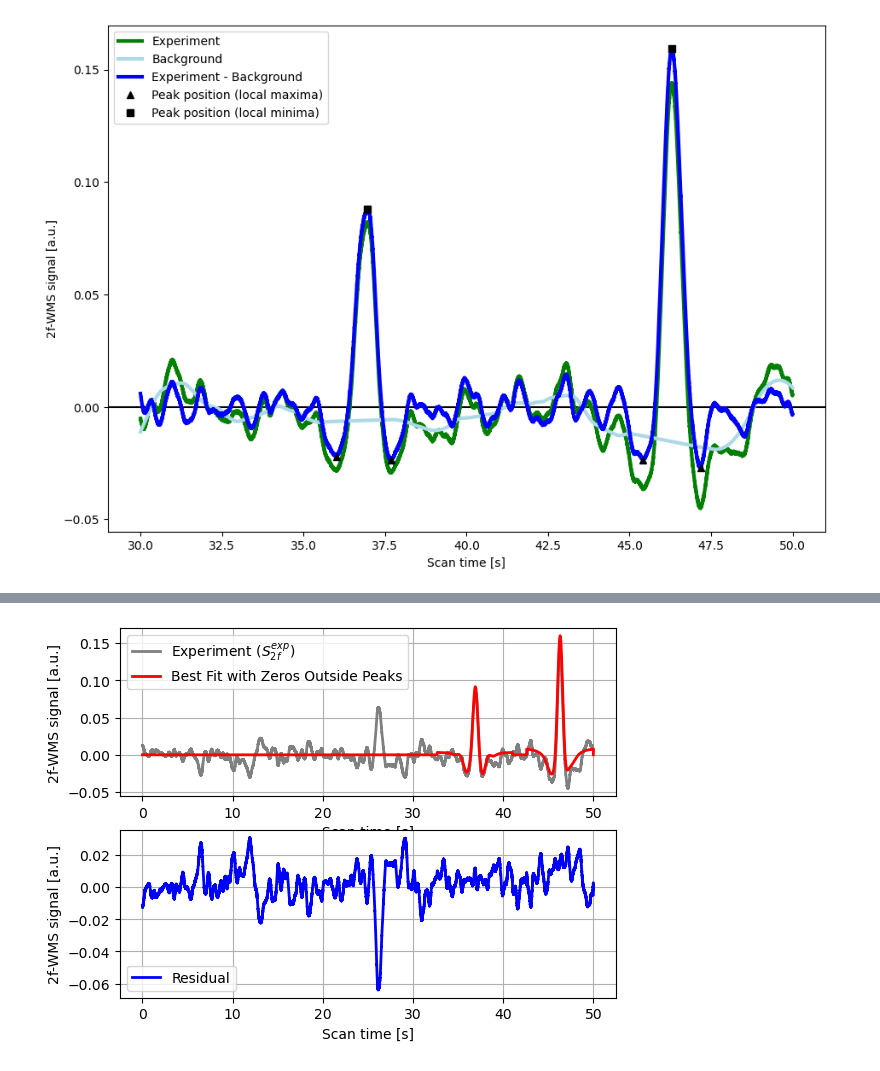
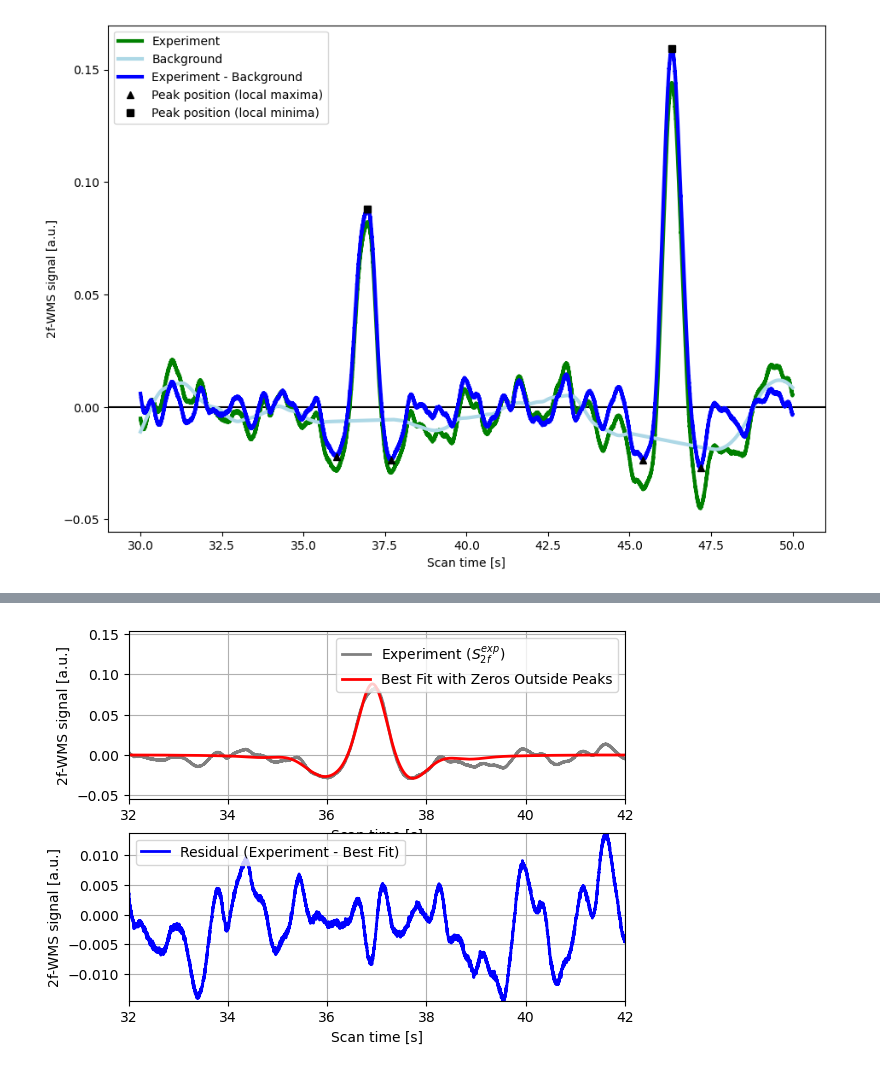
Before and after one commit to vn-hub/GA2bor, a Jupyter notebook: s2f_co2_GASMAS_bkg.ipynb, the cells around one changed output, grey strips where cells are left out. Cells and saved outputs as stored; diff of their text form; code cells hidden in the pictures.

Commit message:
Residual correction {_plus_offset}

```diff
--- a/s2f_co2_GASMAS_bkg.ipynb
+++ b/s2f_co2_GASMAS_bkg.ipynb
@@ -552,33 +552,41 @@ goutput_y = np.zeros_like(raw_x)
 
 # Set y-values for the first peak
 goutput_y[(raw_x >= np.min(g1_x)) & (raw_x <= np.max(g1_x))] = g1_y[(g1_x >= np.min(g1_x)) & (g1_x <= np.max(g1_x))]
 
 # Set y-values for the second peak
-goutput_y[(raw_x >= np.min(g2_x)) & (raw_x <= np.max(g2_x))] = g2_y[(g2_x >= np.min(g2_x)) & (g2_x <= np.max(g2_x))]
+#goutput_y[(raw_x >= np.min(g2_x)) & (raw_x <= np.max(g2_x))] = g2_y[(g2_x >= np.min(g2_x)) & (g2_x <= np.max(g2_x))]
 
 # Save the new array to a CSV file if needed
 goutput = np.column_stack((raw_x, goutput_y))
 np.savetxt('goutput.csv', goutput, delimiter=',', header='x,y', comments='')
 
 # Plot the new goutput data
 import matplotlib.pyplot as plt
 
 fig3 = plt.figure(3)
 ax1 = plt.subplot(211)
 plt.plot(raw_x, raw_y, 'grey', linewidth=2, label='Experiment ($S_{2f}^{exp}$)')
 plt.plot(raw_x, goutput_y, 'red', linewidth=2, label='Best Fit with Zeros Outside Peaks')
 plt.legend()
 plt.xlabel("Scan time [s]")
 plt.ylabel("2f-WMS signal [a.u.]")
+plt.xlim([32, 42])
 plt.grid(True)
 
 ax2 = plt.subplot(212)
-plt.plot(raw_x, goutput_y-raw_y, 'blue', linewidth=2, label='Residual')
+plt.plot(raw_x, raw_y-goutput_y, 'blue', linewidth=2, label='Residual (Experiment - Best Fit)')
 plt.legend()
 plt.xlabel("Scan time [s]")
 plt.ylabel("2f-WMS signal [a.u.]")
+plt.xlim([32, 42])
+
 plt.grid(True)
 
+# Nastavení rozsahu y na základě hodnot y v rozsahu x
+current_xlim = plt.xlim()
+indices = (raw_x >= current_xlim[0]) & (raw_x <= current_xlim[1])
+plt.ylim([min(-(goutput_y[indices]-raw_y[indices])), max(-(goutput_y[indices]-raw_y[indices]))])
+
 plt.show()
 # %% [output]
-[figure, old version]
+[figure, new version]
```
Also changed, not shown: parts of 1 cell of this notebook, 6 other files.
